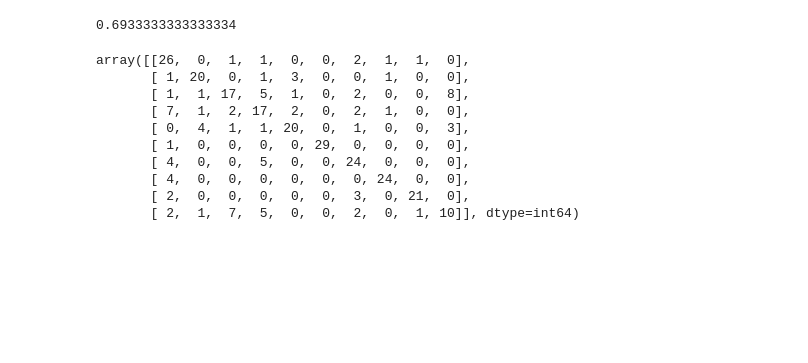
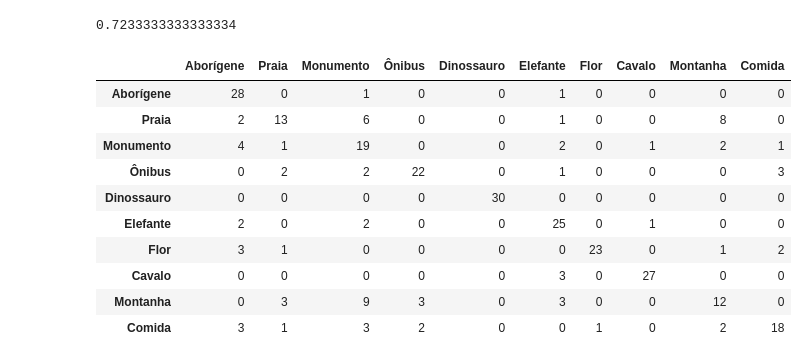
Before and after one commit to jgckruger/machine-learning, a Jupyter notebook: image_classifiers/sklearn_classifiers.ipynb, the cells around one changed output. Cells and saved outputs as stored; diff of their text form; code cells hidden in the pictures; blank space fills up the shorter version.

```diff
--- a/image_classifiers/sklearn_classifiers.ipynb
+++ b/image_classifiers/sklearn_classifiers.ipynb
@@ -14,23 +14,30 @@ dataset.head()
 data = dataset.iloc[:, 0:827].values
 normalized_data=(data-data.mean())/data.std()
 target = dataset.iloc[:,827].values
+# %%
+labels = ['aborigene', 'praia', 'monumento','onibus','dinossauro','elefante','flor','cavalo','montanha','comida']
+labels2 = ['Aborígene', 'Praia', 'Monumento','Ônibus','Dinossauro','Elefante','Flor','Cavalo','Montanha','Comida']
 # %%
-X_train, X_test, y_train, y_test = train_test_split(normalized_data, target, test_size=0.30)
+X_train, X_test, y_train, y_test = train_test_split(normalized_data, target, test_size=0.30,stratify=target)
 # %%
 knn = neighbors.KNeighborsClassifier(n_neighbors = 1)
 knn.fit(X_train, y_train)
 print(knn.score(X_test, y_test))
 y_predic_knn = knn.predict(X_test)
-confusion_matrix(y_test, y_predic_knn)
+dfknn1 = pd.DataFrame(confusion_matrix(y_test, y_predic_knn, labels = labels))
+dfknn1.columns= labels2
+dfknn1.index = labels2
+dfknn1
 # %% [output]
-0.6933333333333334
+0.7233333333333334
-array([[26,  0,  1,  1,  0,  0,  2,  1,  1,  0],
-       [ 1, 20,  0,  1,  3,  0,  0,  1,  0,  0],
-       [ 1,  1, 17,  5,  1,  0,  2,  0,  0,  8],
-       [ 7,  1,  2, 17,  2,  0,  2,  1,  0,  0],
-       [ 0,  4,  1,  1, 20,  0,  1,  0,  0,  3],
-       [ 1,  0,  0,  0,  0, 29,  0,  0,  0,  0],
-       [ 4,  0,  0,  5,  0,  0, 24,  0,  0,  0],
-       [ 4,  0,  0,  0,  0,  0,  0, 24,  0,  0],
-       [ 2,  0,  0,  0,  0,  0,  3,  0, 21,  0],
-       [ 2,  1,  7,  5,  0,  0,  2,  0,  1, 10]], dtype=int64)
+|  | Aborígene | Praia | Monumento | Ônibus | Dinossauro | Elefante | Flor | Cavalo | Montanha | Comida |
+| Aborígene | 28 | 0 | 1 | 0 | 0 | 1 | 0 | 0 | 0 | 0 |
+| Praia | 2 | 13 | 6 | 0 | 0 | 1 | 0 | 0 | 8 | 0 |
+| Monumento | 4 | 1 | 19 | 0 | 0 | 2 | 0 | 1 | 2 | 1 |
+| Ônibus | 0 | 2 | 2 | 22 | 0 | 1 | 0 | 0 | 0 | 3 |
+| Dinossauro | 0 | 0 | 0 | 0 | 30 | 0 | 0 | 0 | 0 | 0 |
+| Elefante | 2 | 0 | 2 | 0 | 0 | 25 | 0 | 1 | 0 | 0 |
+| Flor | 3 | 1 | 0 | 0 | 0 | 0 | 23 | 0 | 1 | 2 |
+| Cavalo | 0 | 0 | 0 | 0 | 0 | 3 | 0 | 27 | 0 | 0 |
+| Montanha | 0 | 3 | 9 | 3 | 0 | 3 | 0 | 0 | 12 | 0 |
+| Comida | 3 | 1 | 3 | 2 | 0 | 0 | 1 | 0 | 2 | 18 |
```
Also changed, not shown: parts of 8 cells of this notebook, 10 other files.
